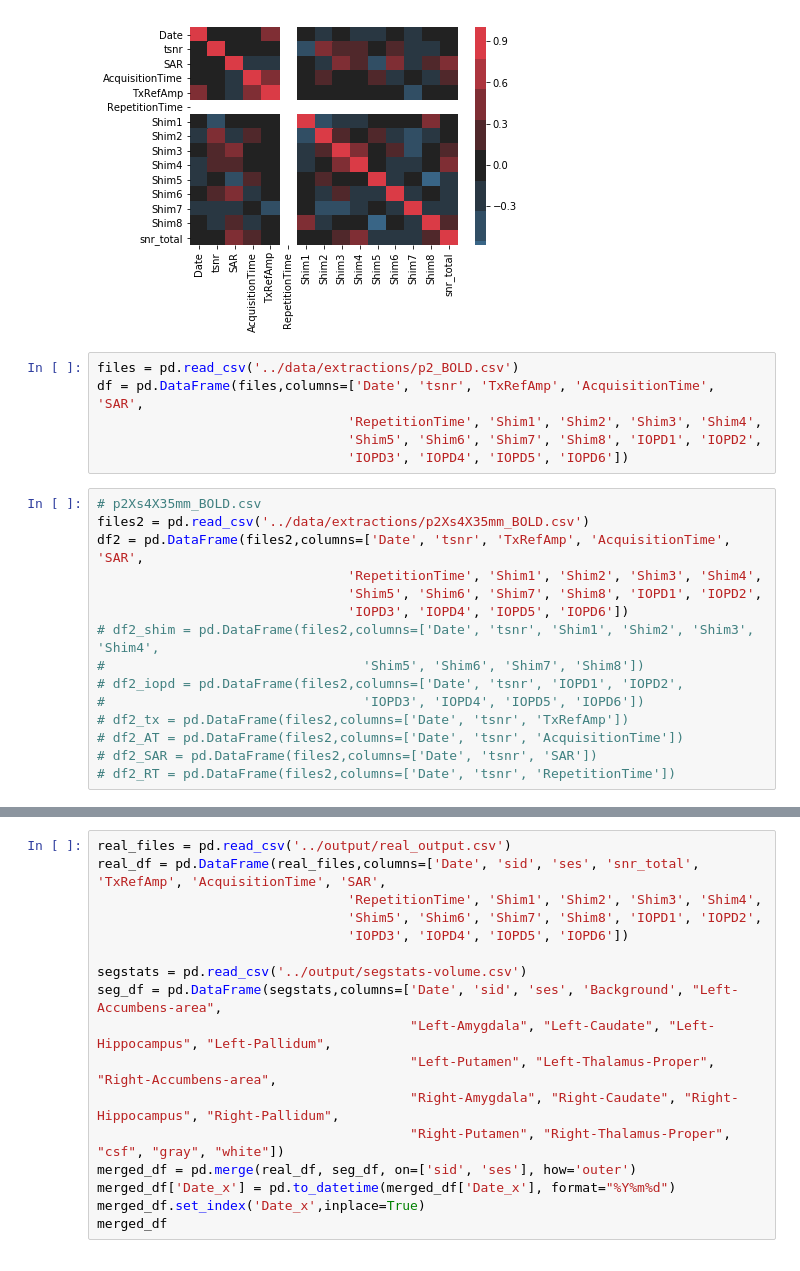
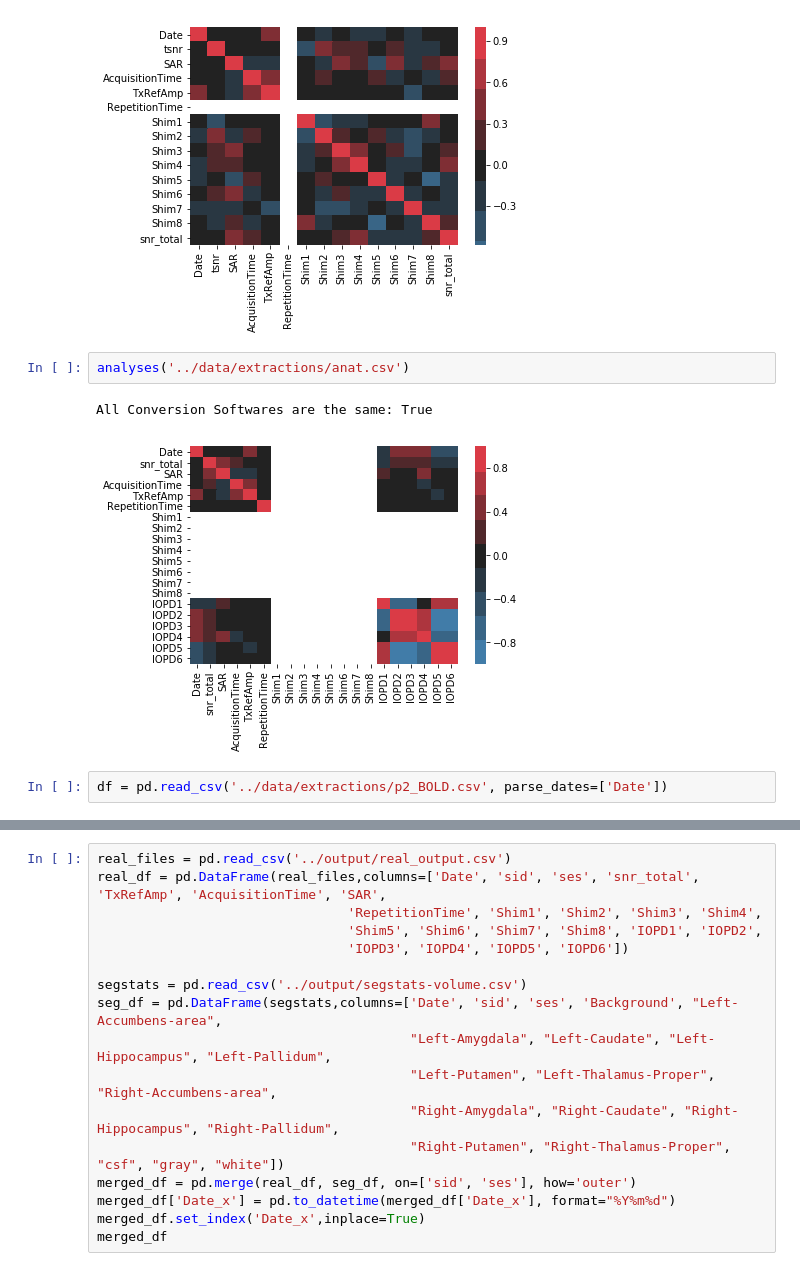
Before and after one commit to proj-nuisance/nuisance, a Jupyter notebook: ipy/nuisance.ipynb, the cells around one changed output, grey strips where cells are left out. Saved outputs shown, nothing was run; the diff lists cells and outputs as text.

```diff
--- a/ipy/nuisance.ipynb
+++ b/ipy/nuisance.ipynb
@@ -219,24 +211,10 @@ analyses('../data/extractions/p2_BOLD_snr.csv')
 # %% [output]
 All Conversion Softwares are the same: True
 [figure]
-# %%
-files = pd.read_csv('../data/extractions/p2_BOLD.csv')
-df = pd.DataFrame(files,columns=['Date', 'tsnr', 'TxRefAmp', 'AcquisitionTime', 'SAR',
-                                'RepetitionTime', 'Shim1', 'Shim2', 'Shim3', 'Shim4',
-                                'Shim5', 'Shim6', 'Shim7', 'Shim8', 'IOPD1', 'IOPD2',
-                                'IOPD3', 'IOPD4', 'IOPD5', 'IOPD6'])
-# %%
-# p2Xs4X35mm_BOLD.csv
-files2 = pd.read_csv('../data/extractions/p2Xs4X35mm_BOLD.csv')
-df2 = pd.DataFrame(files2,columns=['Date', 'tsnr', 'TxRefAmp', 'AcquisitionTime', 'SAR',
-                                'RepetitionTime', 'Shim1', 'Shim2', 'Shim3', 'Shim4',
-                                'Shim5', 'Shim6', 'Shim7', 'Shim8', 'IOPD1', 'IOPD2',
-                                'IOPD3', 'IOPD4', 'IOPD5', 'IOPD6'])
-# df2_shim = pd.DataFrame(files2,columns=['Date', 'tsnr', 'Shim1', 'Shim2', 'Shim3', 'Shim4',
-#                                 'Shim5', 'Shim6', 'Shim7', 'Shim8'])
-# df2_iopd = pd.DataFrame(files2,columns=['Date', 'tsnr', 'IOPD1', 'IOPD2',
-#                                 'IOPD3', 'IOPD4', 'IOPD5', 'IOPD6'])
-# df2_tx = pd.DataFrame(files2,columns=['Date', 'tsnr', 'TxRefAmp'])
-# df2_AT = pd.DataFrame(files2,columns=['Date', 'tsnr', 'AcquisitionTime'])
-# df2_SAR = pd.DataFrame(files2,columns=['Date', 'tsnr', 'SAR'])
-# df2_RT = pd.DataFrame(files2,columns=['Date', 'tsnr', 'RepetitionTime'])
+# %%
+analyses('../data/extractions/anat.csv')
+# %% [output]
+All Conversion Softwares are the same: True
+[figure, added]
+# %%
+df = pd.read_csv('../data/extractions/p2_BOLD.csv', parse_dates=['Date'])
```
Also changed, not shown: parts of 17 cells of this notebook.
